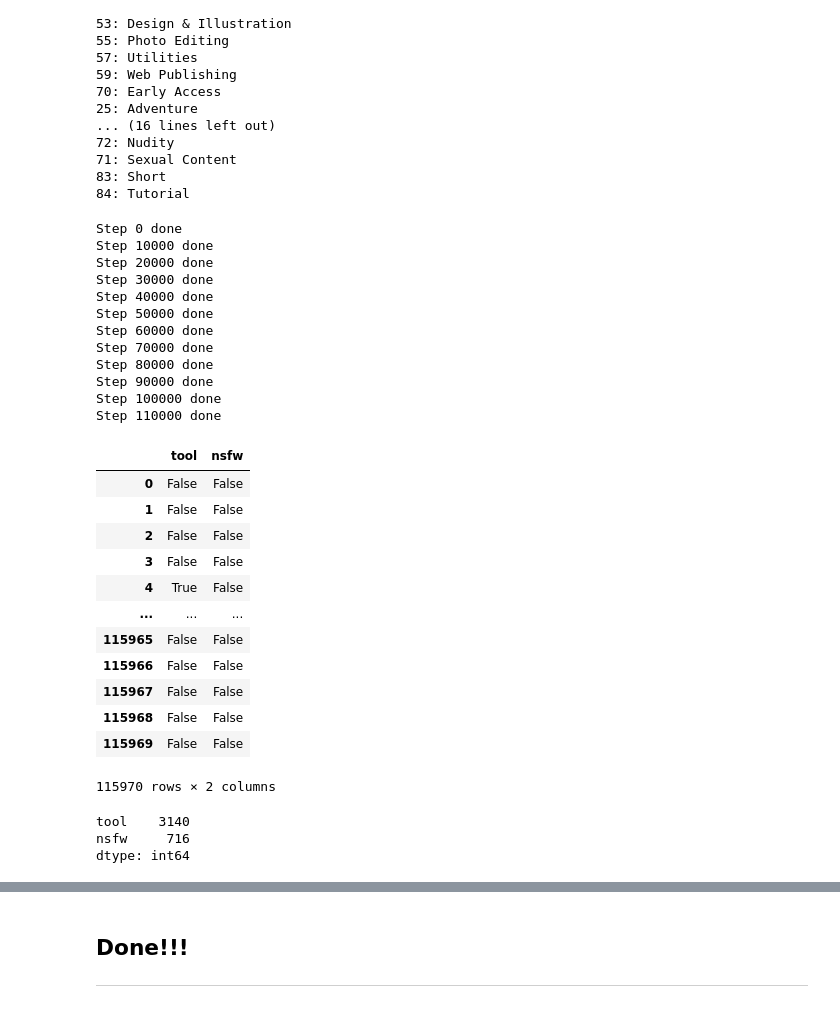
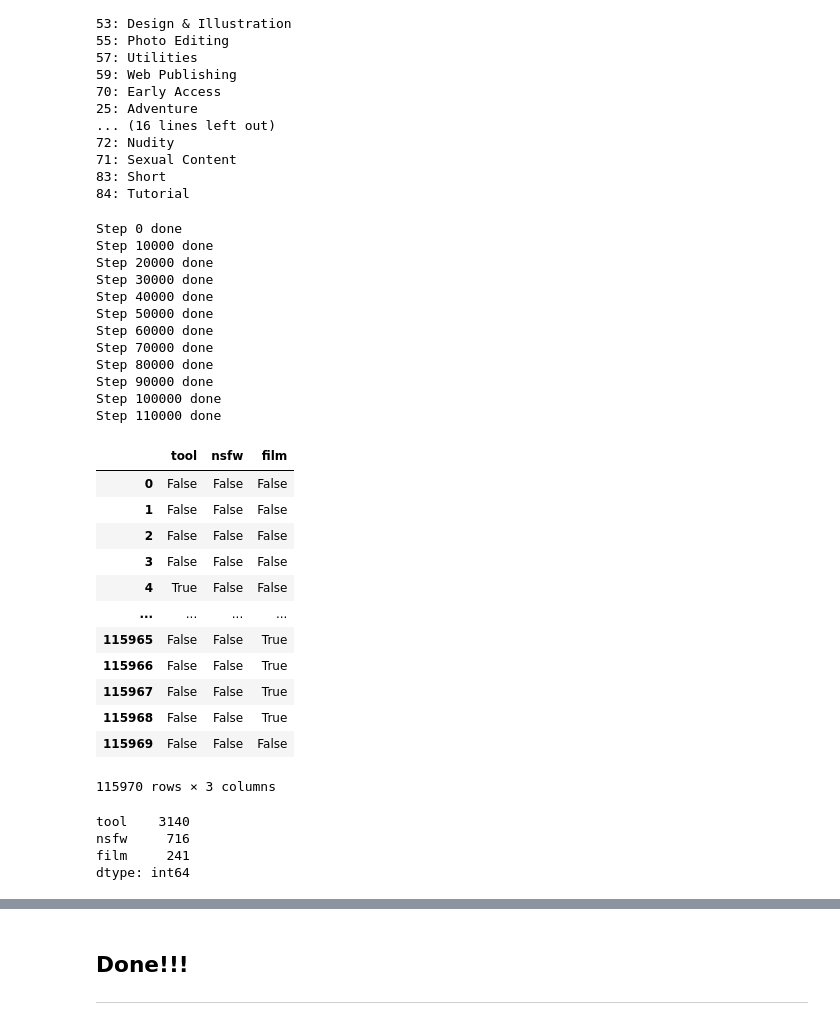
Before and after one commit to lephu13502/Steam-DB-Analysis, a Jupyter notebook: cleaning_name_v1.ipynb, the cells around one changed output, grey strips where cells are left out. Saved outputs shown, nothing was run; the diff lists cells and outputs as text; code cells hidden in the pictures.

```diff
--- a/cleaning_name_v1.ipynb
+++ b/cleaning_name_v1.ipynb
@@ -260,3 +423,25 @@ df.drop(columns=["package_groups"], inplace=True)
+# %%
+def string_to_list(x, returning=[]):
+	if pd.isna(x):
+		return returning
+	else:
+		try:
+			temp = x.replace("\', \'", "~|~")		\
+					.replace("\", \'", "~|~")		\
+					.replace("\', \"", "~|~")		\
+					.replace("\"", "\'")			\
+					.replace("~|~", "\", \"")		\
+					.replace("[\'", "[\"")			\
+					.replace("\']", "\"]")
+			return json.loads(temp)
+		except:
+			print(x)
+			print(temp, '\n')
+			return returning
+
+
+df["developers"] = df["developers"].apply(string_to_list)
+df["publishers"] = df["publishers"].apply(string_to_list)
 # %%
 df["price_overview"].dropna().head(5)
 # %% [output]
@@ -307,6 +479,6 @@ array([  5.,   6.,   7.,   8.,   9.,  10.,  11.,  12.,  13.,  14.,  15.,
 # %%
-df["developers_amount"] = df["developers"].apply(lambda x: None if pd.isna(x) else len(x))
-df["publishers_amount"] = df["publishers"].apply(lambda x: None if pd.isna(x) else len(x))
+df["developers_amount"] = df["developers"].apply(len)
+df["publishers_amount"] = df["publishers"].apply(len)
 df.drop(columns=["developers", "publishers"], inplace=True)
 # %% [markdown]
 ## Get categories
@@ -382,0 +567,2 @@ Step 110000 done
+# %%
+df.loc[df["single"] | df["multi"], "single"] = True
@@ -596,9 +784,9 @@ def get_genre_list(x):
 
 df["genres"] = df["genres"].apply(get_genre_list)
 # %%
-false_table = np.full((df.shape[0], 2), False)
+false_table = np.full((df.shape[0], 3), False)
 
-genre_table = pd.DataFrame(false_table, columns=["tool", "nsfw"])
+genre_table = pd.DataFrame(false_table, columns=["tool", "nsfw", "film"])
 df = pd.concat([df, genre_table], axis=1)
 
 genre_code = {
@@ -627,46 +815,47 @@ genre_code = {
 # %%
 count = 0
 for i in range(df.shape[0]):
     for genre_id in df.loc[i, "genres"]:
         key = genre_code.get(genre_id, "")
         if len(key) != "":
             df.loc[i, key] = True
     if count % 10000 == 0:
         print(f"Step {count} done")
     count += 1
 
-df[["tool", "nsfw"]]
+df[["tool", "nsfw", "film"]]
 # %% [output]
 Step 0 done
 Step 10000 done
 Step 20000 done
 Step 30000 done
 Step 40000 done
 Step 50000 done
 Step 60000 done
 Step 70000 done
 Step 80000 done
 Step 90000 done
 Step 100000 done
 Step 110000 done
-|  | tool | nsfw |
-| 0 | False | False |
-| 1 | False | False |
-| 2 | False | False |
-| 3 | False | False |
-| 4 | True | False |
-| ... | ... | ... |
-| 115965 | False | False |
-| 115966 | False | False |
-| 115967 | False | False |
-| 115968 | False | False |
-| 115969 | False | False |
+|  | tool | nsfw | film |
+| 0 | False | False | False |
+| 1 | False | False | False |
+| 2 | False | False | False |
+| 3 | False | False | False |
+| 4 | True | False | False |
+| ... | ... | ... | ... |
+| 115965 | False | False | True |
+| 115966 | False | False | True |
+| 115967 | False | False | True |
+| 115968 | False | False | True |
+| 115969 | False | False | False |
-115970 rows × 2 columns
+115970 rows × 3 columns
 # %%
-df[["tool", "nsfw"]].sum()
+df[["tool", "nsfw", "film"]].sum()
 # %% [output]
 tool    3140
 nsfw     716
+film     241
 dtype: int64
 # %%
 df.columns
```
Also changed, not shown: parts of 31 cells of this notebook, 1 other file.
